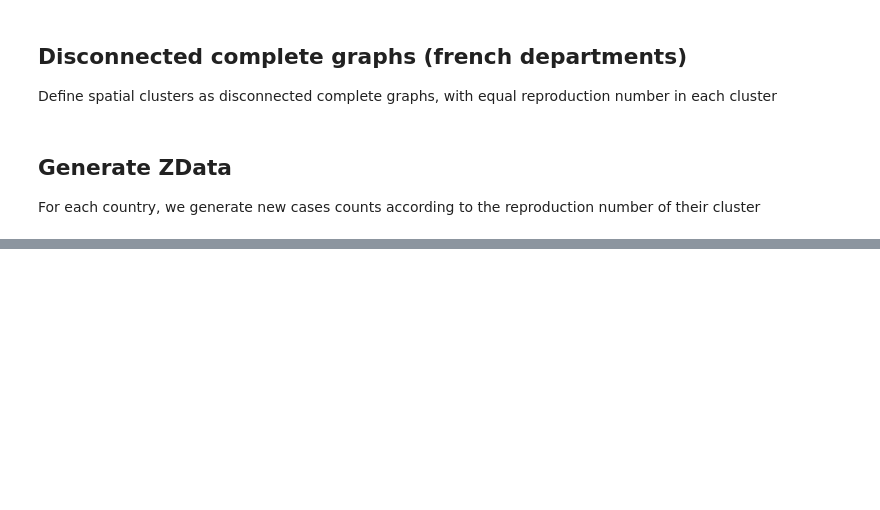
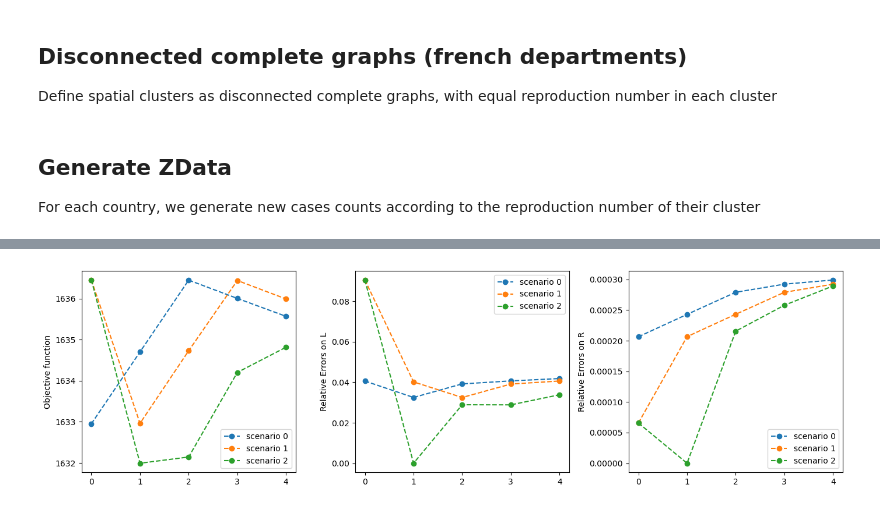
Before and after one commit to elasalle/Covid_R_L_estim, a Jupyter notebook: test_laplacianLearning_fr_dept.ipynb, the cells around one changed output, grey strips where cells are left out. Cells and saved outputs as stored; diff of their text form; code cells hidden in the pictures; blank space fills up the shorter version.

```diff
--- a/test_laplacianLearning_fr_dept.ipynb
+++ b/test_laplacianLearning_fr_dept.ipynb
@@ -132,0 +168,35 @@ Done in 39.2183 seconds ---
+# %%
+various_objs = np.array(various_objs)
+
+n_scenario = various_objs.shape[0]
+i_opt = np.argmin(various_objs)
+scenario_opt, iter_opt = i_opt//n_max_iter, i_opt%n_max_iter
+Lref, Rref = various_Ls[scenario_opt][iter_opt], various_Rs[scenario_opt][iter_opt+1]
+
+Lerrors = np.zeros((n_scenario, n_max_iter))
+Rerrors = np.zeros((n_scenario, n_max_iter))
+for sc in range(n_scenario):
+    for iter in range(n_max_iter):
+        sqLref = np.sum(Lref**2)
+        sqRref = np.sum(Rref**2)
+        Lerrors[sc, iter] = np.sum((various_Ls[sc][iter] - Lref)**2) / sqLref
+        Rerrors[sc, iter] = np.sum((various_Rs[sc][iter+1] - Rref)**2) / sqRref
+# %%
+fig, axs = plt.subplots(1,3,figsize=(14,4))
+
+axs[0].plot(various_objs.T, "--o", label=["scenario {}".format(i) for i in range(n_scenario)] )
+axs[0].set_ylabel("Objective function")
+axs[0].legend()
+
+axs[1].plot(Lerrors.T, "--o", label=["scenario {}".format(i) for i in range(n_scenario)] )
+axs[1].set_ylabel("Relative Errors on L")
+axs[1].legend()
+
+
+axs[2].plot(Rerrors.T, "--o", label=["scenario {}".format(i) for i in range(n_scenario)] )
+axs[2].set_ylabel("Relative Errors on R")
+axs[2].legend()
+
+plt.tight_layout()
+# %% [output]
+[figure, added]
```
Also changed, not shown: parts of 14 cells of this notebook.
